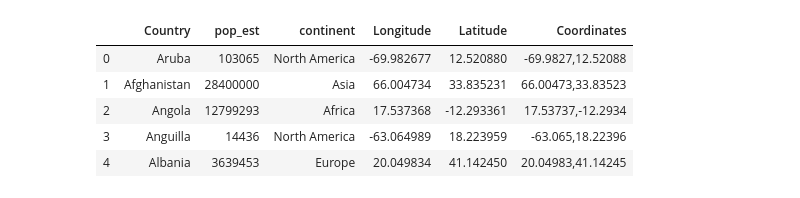
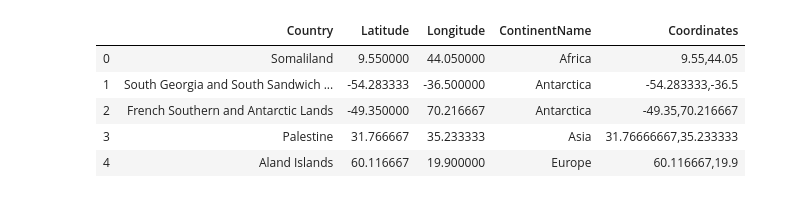
Before and after one commit to IsabelJamal95/project2-notepad, a Jupyter notebook: temp/data-clean.ipynb, the cells around one changed output. Drawn from its saved outputs; the diff is of its cells as text; code cells hidden in the pictures.

```diff
--- a/temp/data-clean.ipynb
+++ b/temp/data-clean.ipynb
@@ -195,16 +195,16 @@ print(html2019)
   </tbody>
 </table>
 # %%
-df_coordinates= pd.read_csv('../data-temps/countrycoordinates.csv')
+df_coordinates= pd.read_csv('../project2-isabel/data-temps/CountryCoordinates.csv')
 
 df_coordinates.head()
 # %% [output]
-|  | Country | pop_est | continent | Longitude | Latitude | Coordinates |
-| 0 | Aruba | 103065 | North America | -69.982677 | 12.520880 | -69.9827,12.52088 |
-| 1 | Afghanistan | 28400000 | Asia | 66.004734 | 33.835231 | 66.00473,33.83523 |
-| 2 | Angola | 12799293 | Africa | 17.537368 | -12.293361 | 17.53737,-12.2934 |
-| 3 | Anguilla | 14436 | North America | -63.064989 | 18.223959 | -63.065,18.22396 |
-| 4 | Albania | 3639453 | Europe | 20.049834 | 41.142450 | 20.04983,41.14245 |
+|  | Country | Latitude | Longitude | ContinentName | Coordinates |
+| 0 | Somaliland | 9.550000 | 44.050000 | Africa | 9.55,44.05 |
+| 1 | South Georgia and South Sandwich ... | -54.283333 | -36.500000 | Antarctica | -54.283333,-36.5 |
+| 2 | French Southern and Antarctic Lands | -49.350000 | 70.216667 | Antarctica | -49.35,70.216667 |
+| 3 | Palestine | 31.766667 | 35.233333 | Asia | 31.76666667,35.233333 |
+| 4 | Aland Islands | 60.116667 | 19.900000 | Europe | 60.116667,19.9 |
 # %%
 df_coordinates_2015 = df_coordinates.merge(df_happiness_2015, on='Country')
 df_coordinates_2015.head()
```
Also changed, not shown: parts of 5 cells of this notebook, 2 other files.
